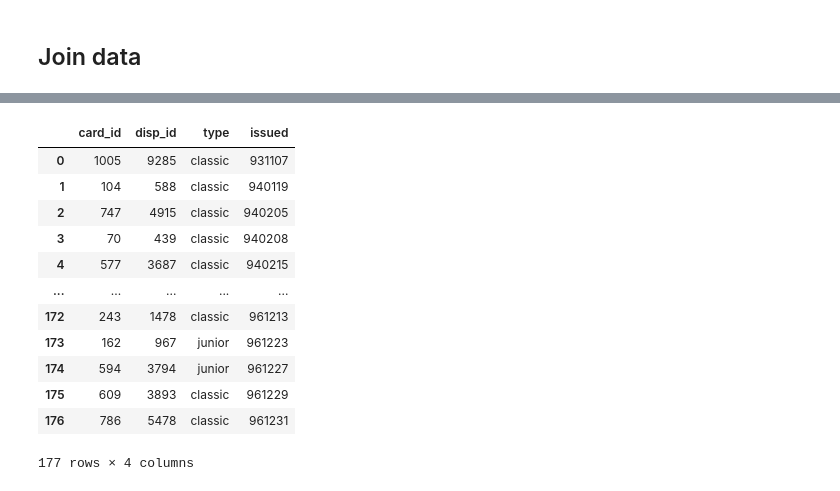
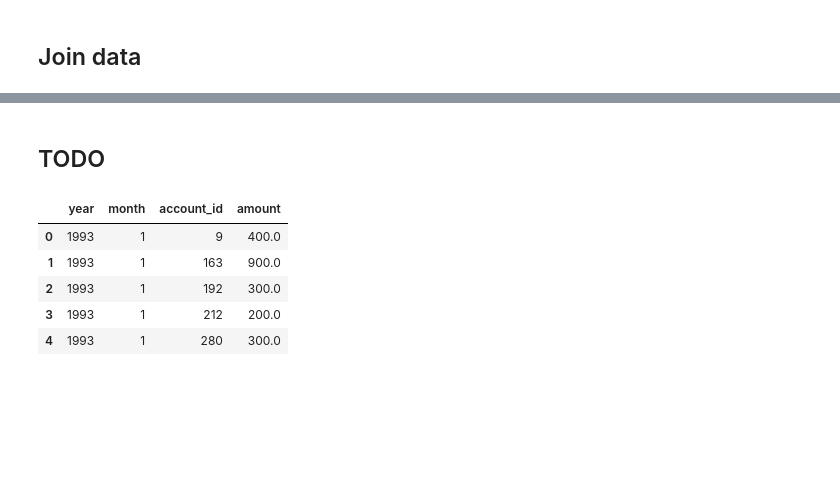
Before and after one commit to JoaoCostaIFG/AC, a Jupyter notebook: Banking.ipynb, the cells around one changed output, grey strips where cells are left out. Cells and saved outputs as stored; diff of their text form; code cells hidden in the pictures; blank space fills up the shorter version.

```diff
--- a/Banking.ipynb
+++ b/Banking.ipynb
@@ -3,24 +19,20 @@
 # %%
-import pandas as pd
-# Use to not cut columns
-pd.set_option('max_columns', None)
+# import data
+def read_csv(file, dtype={}):
+    return pd.read_csv("data/" + file, sep=";", dtype=dtype)
 
-# Import data
-read_csv = lambda file, dtype={}: pd.read_csv(file, sep=";", dtype=dtype)
+account_df = read_csv("account.csv")
+card_df = read_csv("card_train.csv")
+client_df = read_csv("client.csv")
+disp_df = read_csv("disp.csv")
+district_df = read_csv("district.csv")
+loan_df = read_csv("loan_train.csv")
+trans_df = read_csv("trans_train.csv", {'bank': 'str'})
 
-account_df = read_csv("data/account.csv")
-card_df = read_csv("data/card_train.csv")
-client_df = read_csv("data/client.csv")
-disp_df = read_csv("data/disp.csv")
-district_df = read_csv("data/district.csv")
-loan_df = read_csv("data/loan_train.csv")
-trans_df = read_csv("data/trans_train.csv", {'bank': 'str'})
+# clean column names (Some columns come with an extra whitespace)
+district_df = district_df.rename(columns=lambda x: x.strip())
 
-# Clean column names (Some columns come with an extra whitespace)
-rename = lambda df: df.rename(columns=lambda x: x.strip())
-district_df = rename(district_df)
-
-trans_df
+trans_df.head()
 # %% [output]
 |  | trans_id | account_id | date | type | operation | amount | balance | k_symbol | bank | account |
 | 0 | 1548749 | 5270 | 930113 | credit | credit in cash | 800.0 | 800.0 | NaN | NaN | NaN |
@@ -150,25 +177,19 @@ trans_df
+# %% [markdown]
+## TODO
 # %%
-# Generate revenue per month
+# generate revenue per month
 
 balance_df = join(account_df, trans_df, 'account_id', 'account_id', ['_account', '_trans'])
 balance_df = balance_df.groupby([balance_df.date_trans.dt.year, balance_df.date_trans.dt.month, balance_df.account_id])
 balance_df = balance_df['amount'].sum().rename_axis(['year', 'month', 'account_id']).reset_index()
-balance_df['amount'].mean()
-card_df
+balance_df.head()
 # %% [output]
-|  | card_id | disp_id | type | issued |
-| 0 | 1005 | 9285 | classic | 931107 |
-| 1 | 104 | 588 | classic | 940119 |
-| 2 | 747 | 4915 | classic | 940205 |
-| 3 | 70 | 439 | classic | 940208 |
-| 4 | 577 | 3687 | classic | 940215 |
-| ... | ... | ... | ... | ... |
-| 172 | 243 | 1478 | classic | 961213 |
-| 173 | 162 | 967 | junior | 961223 |
-| 174 | 594 | 3794 | junior | 961227 |
-| 175 | 609 | 3893 | classic | 961229 |
-| 176 | 786 | 5478 | classic | 961231 |
+|  | year | month | account_id | amount |
+| 0 | 1993 | 1 | 9 | 400.0 |
+| 1 | 1993 | 1 | 163 | 900.0 |
+| 2 | 1993 | 1 | 192 | 300.0 |
+| 3 | 1993 | 1 | 212 | 200.0 |
+| 4 | 1993 | 1 | 280 | 300.0 |
-177 rows × 4 columns
 # %%
 card_disp = join(card_df, disp_df, 'disp_id', 'disp_id', ['_card', '_disp'])
 cardtypes_df = card_disp.groupby([card_disp.account_id, card_disp.type_card]).size().unstack(fill_value=0)
```
Also changed, not shown: parts of 25 cells of this notebook, 1 other file.
